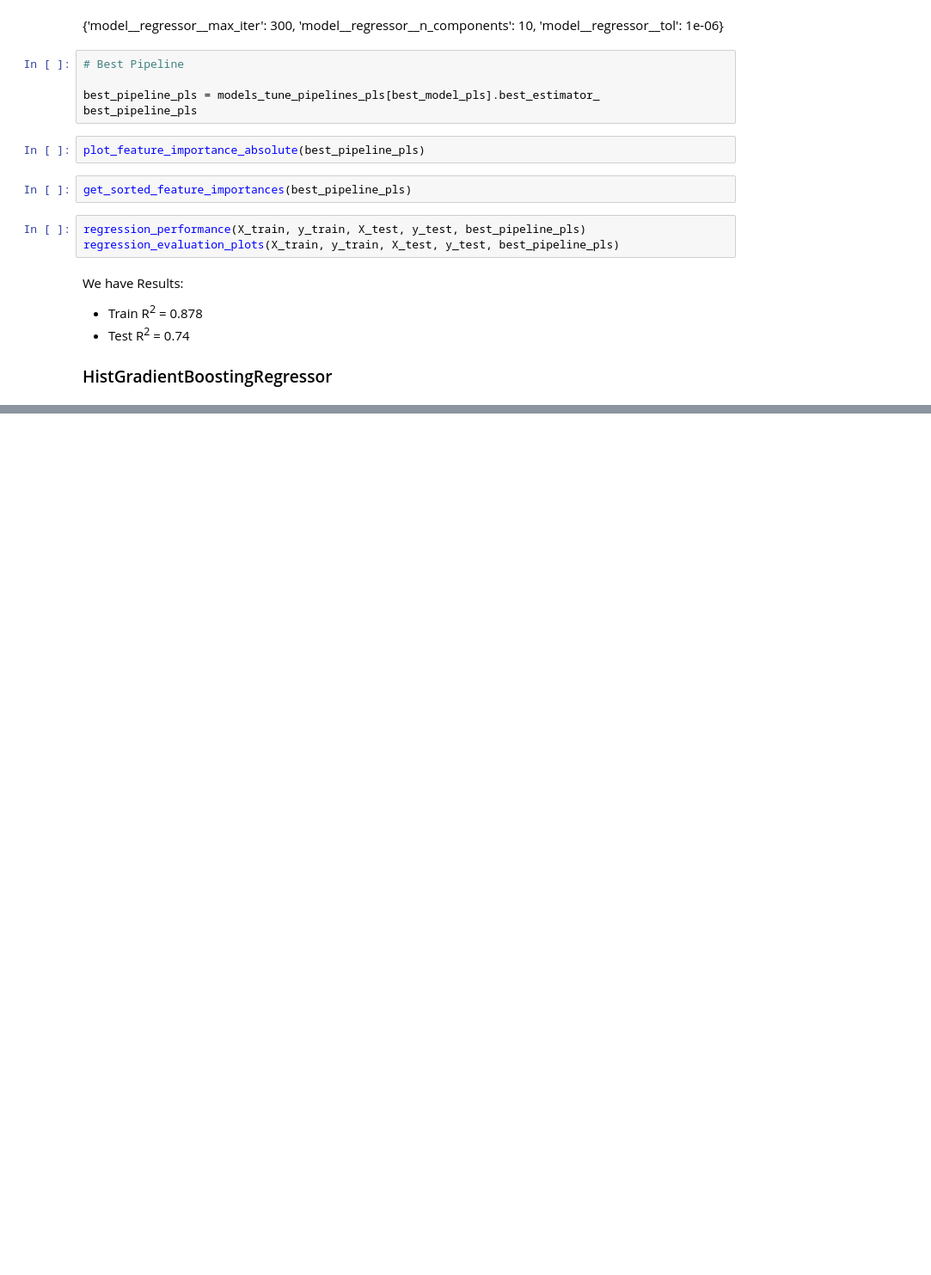
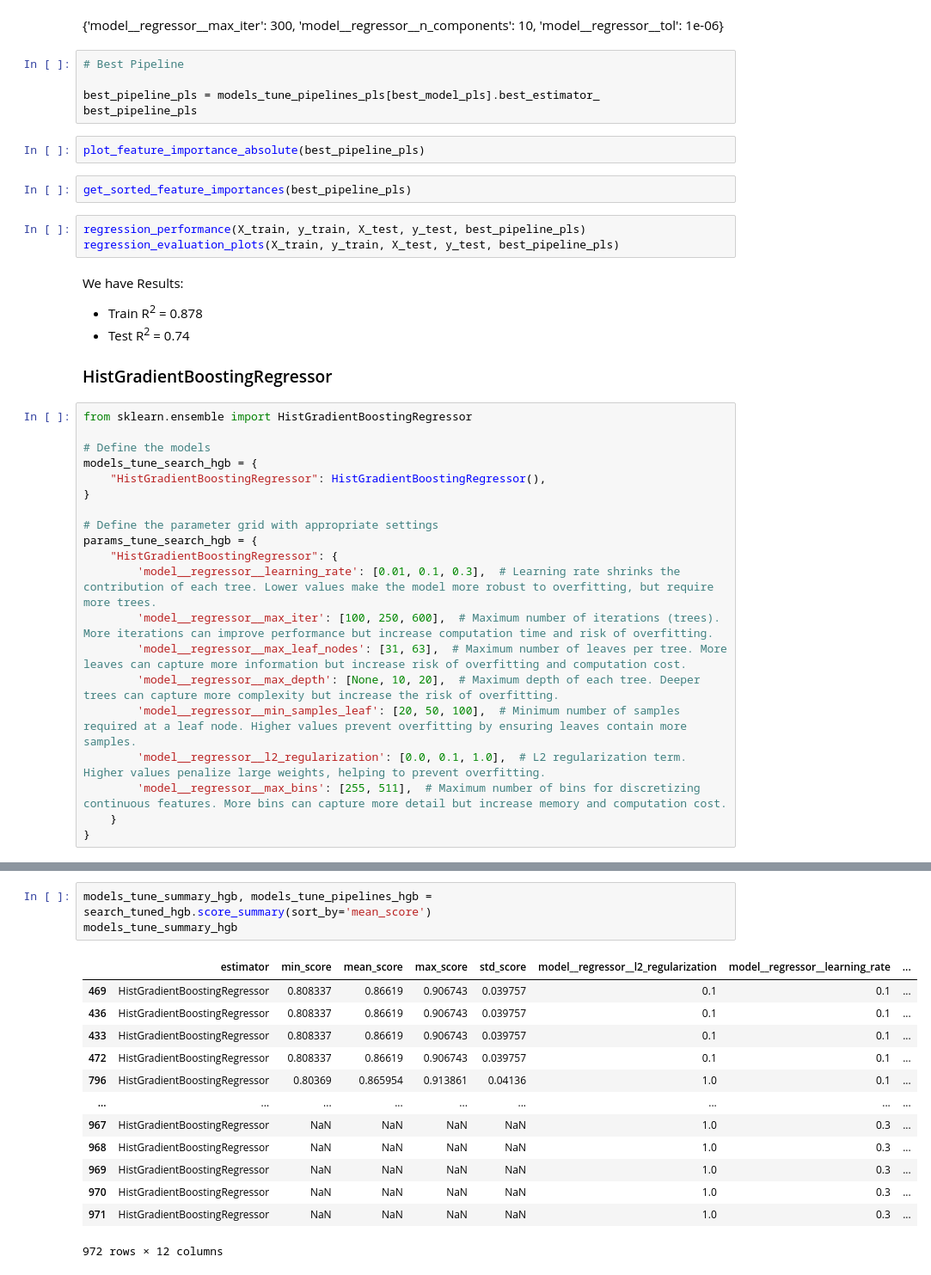
Before and after one commit to Tomosius/heritage_houses_p5, a Jupyter notebook: jupyter_notebooks/09_Modeling_and_Evaluation_hypothesis_3.ipynb, the cells around one changed output, grey strips where cells are left out. Shown at 86% size. Cells and saved outputs as stored; diff of their text form; blank space fills up the shorter version.

```diff
--- a/jupyter_notebooks/09_Modeling_and_Evaluation_hypothesis_3.ipynb
+++ b/jupyter_notebooks/09_Modeling_and_Evaluation_hypothesis_3.ipynb
@@ -1053,3 +1073,23 @@ We have Results:
 * Test R<sup>2</sup> = 0.74
 
 ### HistGradientBoostingRegressor
+# %%
+from sklearn.ensemble import HistGradientBoostingRegressor
+
+# Define the models
+models_tune_search_hgb = {
+    "HistGradientBoostingRegressor": HistGradientBoostingRegressor(),
+}
+
+# Define the parameter grid with appropriate settings
+params_tune_search_hgb = {
+    "HistGradientBoostingRegressor": {
+        'model__regressor__learning_rate': [0.01, 0.1, 0.3],  # Learning rate shrinks the contribution of each tree. Lower values make the model more robust to overfitting, but require more trees.
+        'model__regressor__max_iter': [100, 250, 600],  # Maximum number of iterations (trees). More iterations can improve performance but increase computation time and risk of overfitting.
+        'model__regressor__max_leaf_nodes': [31, 63],  # Maximum number of leaves per tree. More leaves can capture more information but increase risk of overfitting and computation cost.
+        'model__regressor__max_depth': [None, 10, 20],  # Maximum depth of each tree. Deeper trees can capture more complexity but increase the risk of overfitting.
+        'model__regressor__min_samples_leaf': [20, 50, 100],  # Minimum number of samples required at a leaf node. Higher values prevent overfitting by ensuring leaves contain more samples.
+        'model__regressor__l2_regularization': [0.0, 0.1, 1.0],  # L2 regularization term. Higher values penalize large weights, helping to prevent overfitting.
+        'model__regressor__max_bins': [255, 511],  # Maximum number of bins for discretizing continuous features. More bins can capture more detail but increase memory and computation cost.
+    }
+}
@@ -1055,0 +1135,17 @@ We have Results:
+# %%
+models_tune_summary_hgb, models_tune_pipelines_hgb = search_tuned_hgb.score_summary(sort_by='mean_score')
+models_tune_summary_hgb
+# %% [output]
+|  | estimator | min_score | mean_score | max_score | std_score | model__regressor__l2_regularization | model__regressor__learning_rate | ... |
+| 469 | HistGradientBoostingRegressor | 0.808337 | 0.86619 | 0.906743 | 0.039757 | 0.1 | 0.1 | ... |
+| 436 | HistGradientBoostingRegressor | 0.808337 | 0.86619 | 0.906743 | 0.039757 | 0.1 | 0.1 | ... |
+| 433 | HistGradientBoostingRegressor | 0.808337 | 0.86619 | 0.906743 | 0.039757 | 0.1 | 0.1 | ... |
+| 472 | HistGradientBoostingRegressor | 0.808337 | 0.86619 | 0.906743 | 0.039757 | 0.1 | 0.1 | ... |
+| 796 | HistGradientBoostingRegressor | 0.80369 | 0.865954 | 0.913861 | 0.04136 | 1.0 | 0.1 | ... |
+| ... | ... | ... | ... | ... | ... | ... | ... | ... |
+| 967 | HistGradientBoostingRegressor | NaN | NaN | NaN | NaN | 1.0 | 0.3 | ... |
+| 968 | HistGradientBoostingRegressor | NaN | NaN | NaN | NaN | 1.0 | 0.3 | ... |
+| 969 | HistGradientBoostingRegressor | NaN | NaN | NaN | NaN | 1.0 | 0.3 | ... |
+| 970 | HistGradientBoostingRegressor | NaN | NaN | NaN | NaN | 1.0 | 0.3 | ... |
+| 971 | HistGradientBoostingRegressor | NaN | NaN | NaN | NaN | 1.0 | 0.3 | ... |
+972 rows × 12 columns
```
Also changed, not shown: parts of 78 cells of this notebook.
